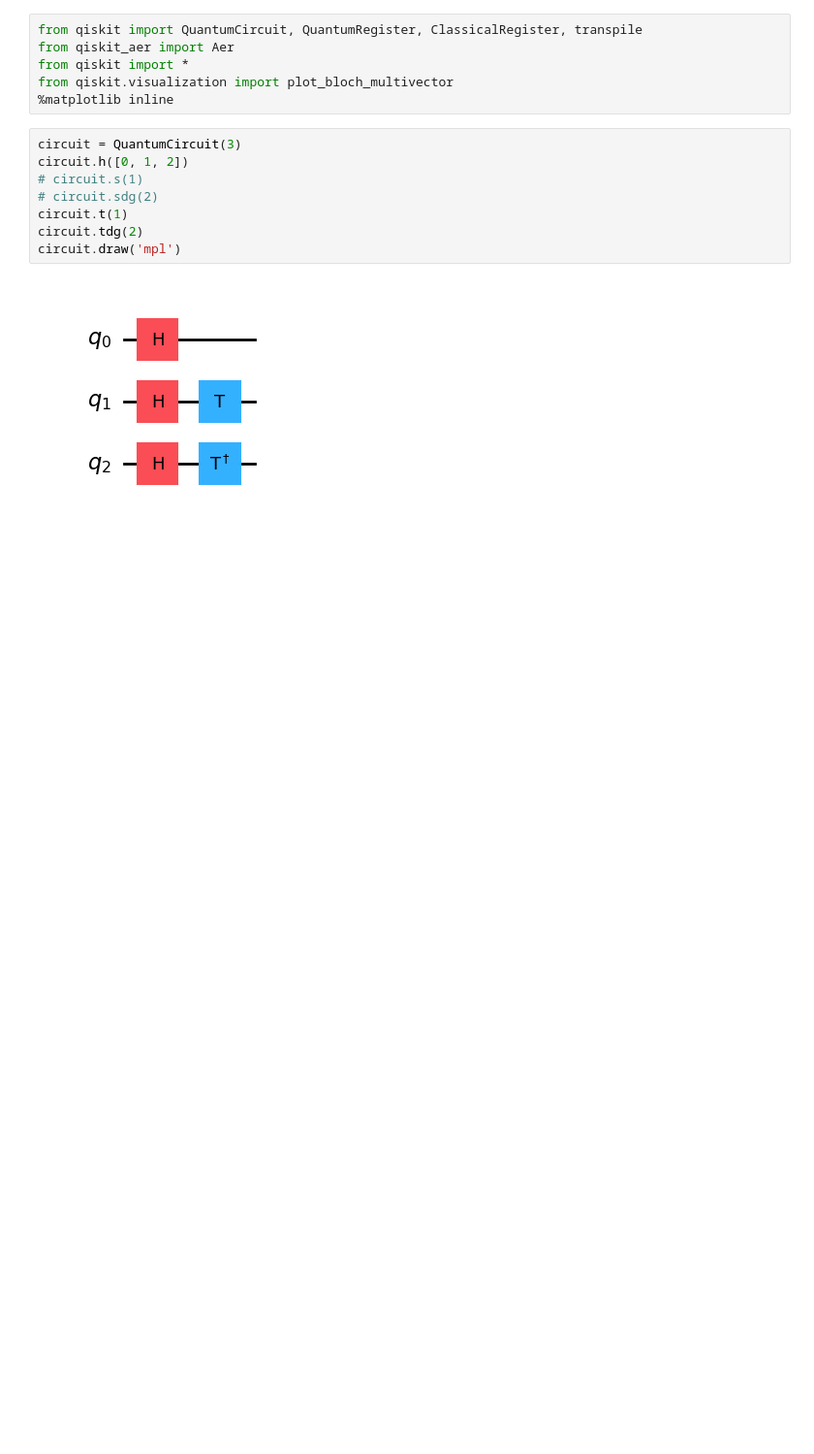
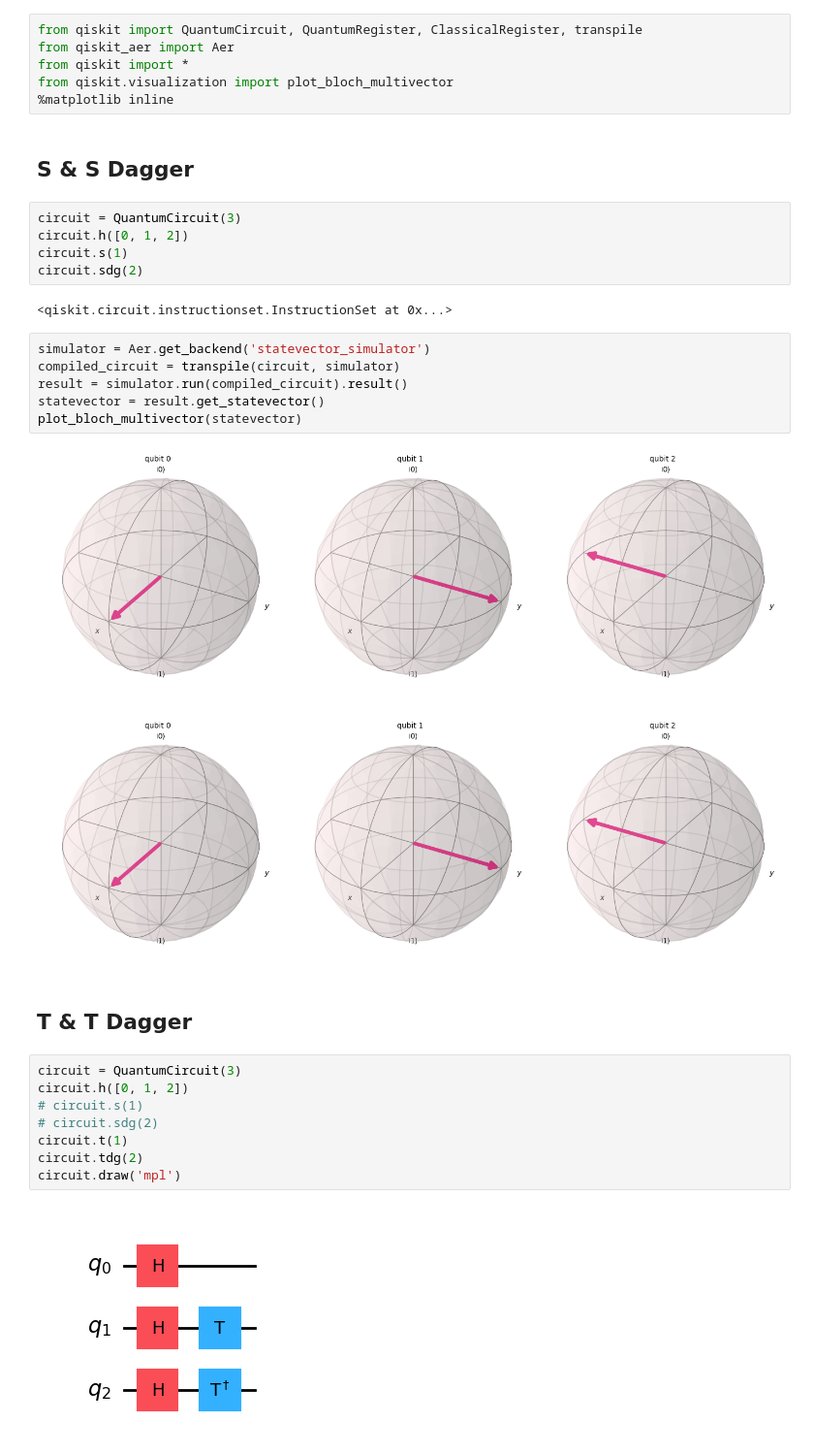
Before and after one commit to emgeiger/qiskit, a Jupyter notebook: Phase-shift-gates.ipynb, the cells around one changed output. Shown at 97% size. Saved outputs shown, nothing was run; the diff lists cells and outputs as text; blank space fills up the shorter version.

Commit message:
Add S & Sdg demo to Phase-shift notebook
Introduce a new 'S & S Dagger' section in Phase-shift-gates.ipynb. Adds a code cell that builds a 3-qubit QuantumCircuit (H on all qubits, S on qubit 1, Sdg (dagger) on qubit 2) and a follow-up cell that displays the resulting circuit/visual output to demonstrate the S and S† (dagger) gates, and the T and T† (dagger) gates.

```diff
--- a/Phase-shift-gates.ipynb
+++ b/Phase-shift-gates.ipynb
@@ -4,6 +4,26 @@ from qiskit_aer import Aer
 from qiskit import *
 from qiskit.visualization import plot_bloch_multivector
 %matplotlib inline
+# %% [markdown]
+## S & S Dagger
+# %%
+circuit = QuantumCircuit(3)
+circuit.h([0, 1, 2])
+circuit.s(1)
+circuit.sdg(2)
+# %% [output]
+<qiskit.circuit.instructionset.InstructionSet at 0x...>
+# %%
+simulator = Aer.get_backend('statevector_simulator')
+compiled_circuit = transpile(circuit, simulator)
+result = simulator.run(compiled_circuit).result()
+statevector = result.get_statevector()
+plot_bloch_multivector(statevector)
+# %% [output]
+[figure, added]
+[figure, added]
+# %% [markdown]
+## T & T Dagger
 # %%
 circuit = QuantumCircuit(3)
 circuit.h([0, 1, 2])
```
